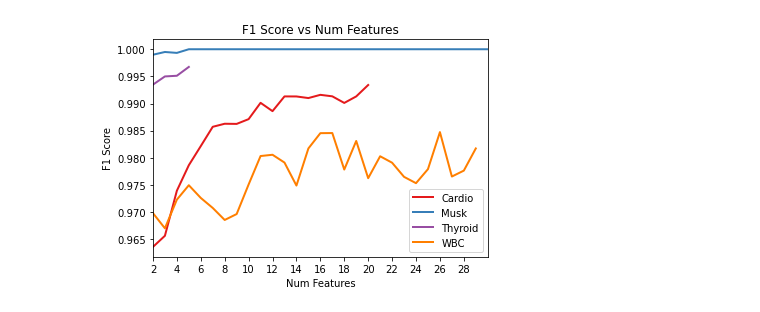
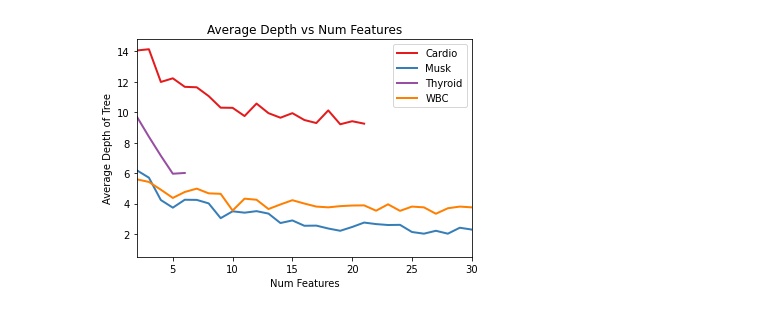
Before and after one commit to PeterVanNostrand/FACET, a Jupyter notebook: figures/vary-dim/vary_dim.ipynb, the cells around one changed output. Saved outputs shown, nothing was run; the diff lists cells and outputs as text; code cells hidden in the pictures.

```diff
--- a/figures/vary-dim/vary_dim.ipynb
+++ b/figures/vary-dim/vary_dim.ipynb
@@ -4,0 +39,5 @@ import numpy as np
+# %%
+run_id, run_path = get_latest_directory("../../results/vary-dim/")
+fig_output_path = "run-{:03d}".format(run_id)
+os.makedirs(fig_output_path)
+print("Generating figures for run-{:03d}".format(run_id))
@@ -5,8 +46,8 @@ import numpy as np
 # %%
-cardio = pd.read_csv("../../results/vary-dim/run-003/cardio.csv").groupby(["n_features"]).mean().reset_index()
-musk = pd.read_csv("../../results/vary-dim/run-003/musk.csv").groupby(["n_features"]).mean().reset_index()
-thyroid = pd.read_csv("../../results/vary-dim/run-003/thyroid.csv").groupby(["n_features"]).mean().reset_index()
-wbc = pd.read_csv("../../results/vary-dim/run-003/wbc.csv").groupby(["n_features"]).mean().reset_index()
+cardio = pd.read_csv(run_path + "/cardio.csv").groupby(["n_features"]).mean().reset_index()
+musk = pd.read_csv(run_path + "/musk.csv").groupby(["n_features"]).mean().reset_index()
+thyroid = pd.read_csv(run_path + "/thyroid.csv").groupby(["n_features"]).mean().reset_index()
+wbc = pd.read_csv(run_path + "/wbc.csv").groupby(["n_features"]).mean().reset_index()
 # %%
 cmap = plt.get_cmap("Set1")
 colors = cmap.colors
@@ -61,16 +132,15 @@ plt.savefig("distance_ratio_nfeatures.png")
 # %%
-# f1 score
+# depth
 plt.figure()
-plt.plot(cardio.n_features, cardio.f1, label="Cardio", color=colors[0], lw=2.0)
-plt.plot(musk.n_features, musk.f1, label="Musk", color=colors[1], lw=2.0)
-plt.plot(thyroid.n_features, thyroid.f1, label="Thyroid", color=colors[3], lw=2.0)
-plt.plot(wbc.n_features, wbc.f1, label="WBC", color=colors[4], lw=2.0)
+plt.plot(cardio.n_features, cardio.avg_depth, label="Cardio", color=colors[0], lw=2.0)
+plt.plot(musk.n_features, musk.avg_depth, label="Musk", color=colors[1], lw=2.0)
+plt.plot(thyroid.n_features, thyroid.avg_depth, label="Thyroid", color=colors[3], lw=2.0)
+plt.plot(wbc.n_features, wbc.avg_depth, label="WBC", color=colors[4], lw=2.0)
 plt.xlabel("Num Features")
-plt.ylabel("F1 Score")
-plt.title("F1 Score vs Num Features")
+plt.ylabel("Average Depth of Tree")
+plt.title("Average Depth vs Num Features")
 plt.legend(loc="best")
 plt.xlim([2, 30])
-plt.xticks(range(2, 30, 2))
-plt.savefig("f1_nfeatures.png")
+plt.savefig(fig_output_path + "/depth_nfeatures.png")
 # %% [output]
-[figure, old version]
+[figure, new version]
```
Also changed, not shown: parts of 8 cells of this notebook, 14 other files.
